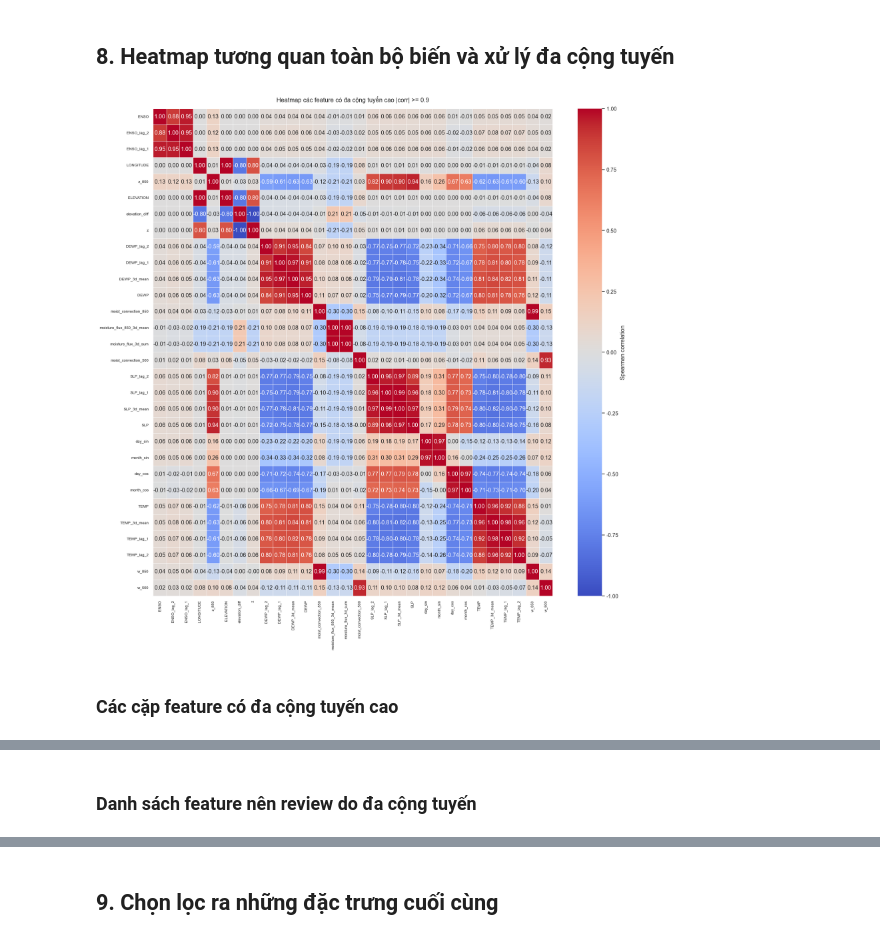
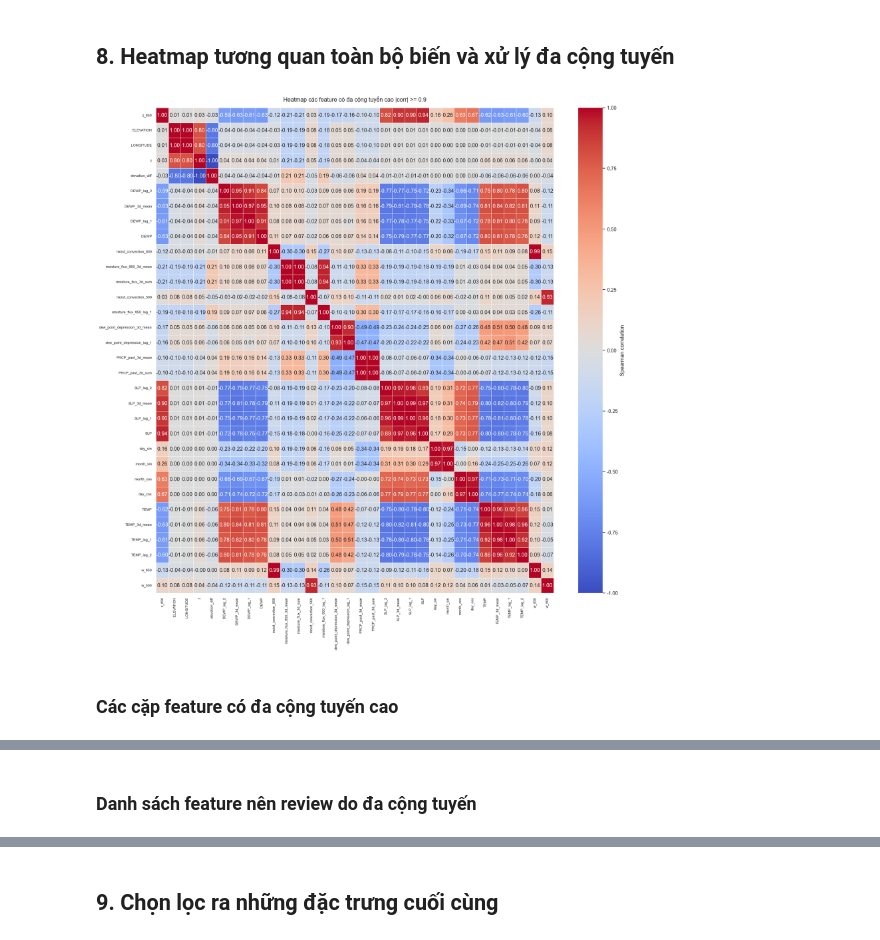
Before and after one commit to huyphan2406/DS108, a Jupyter notebook: notebooks/eda_and_features_selection.ipynb, the cells around one changed output, grey strips where cells are left out. Drawn from its saved outputs; the diff is of its cells as text; code cells hidden in the pictures.

```diff
--- a/notebooks/eda_and_features_selection.ipynb
+++ b/notebooks/eda_and_features_selection.ipynb
@@ -65,7 +65,8 @@ def get_feature_columns(df, target_col="rain_target"):
     leakage_cols = {
         "time", "DATE", "STATION", "station_name",
         target_col,
-        "PRCP", "PRCP_mm", "target_prcp_mm", "target_time",
+        "PRCP", "PRCP_label", "PRCP_log1p",
+        "PRCP_mm", "target_prcp_mm", "target_time",
         "YEAR", "MONTH", "month",
     }
 
@@ -220,15 +221,23 @@ def choose_redundancy_action(row, metric_lookup):
 ## 2. Load dữ liệu và kiểm tra EDA sơ bộ
 # %%
 BASE_DIR = find_project_root()
-DATA_PATH = BASE_DIR / "data" / "feature_engineering" / "feature_engineered_data.csv"
 
-if not DATA_PATH.exists():
-    DATA_PATH = Path("feature_engineered_data.csv")
+# Ưu tiên đúng cấu trúc project. Các fallback giúp notebook vẫn chạy khi đặt cạnh file CSV.
+candidate_paths = [
+    BASE_DIR / "data" / "feature_engineering" / "feature_engineered_data.csv",
+    Path("data") / "feature_engineering" / "feature_engineered_data.csv",
+    Path("feature_engineered_data.csv"),
+]
 
-if not DATA_PATH.exists():
+# Fallback cuối cho môi trường notebook/sandbox: chọn file feature_engineered_data*.csv mới nhất nếu có.
+glob_candidates = sorted(Path.cwd().glob("feature_engineered_data*.csv"))
+candidate_paths.extend(glob_candidates)
+
+DATA_PATH = next((p for p in candidate_paths if p.exists()), None)
+if DATA_PATH is None:
     raise FileNotFoundError(
         "Không tìm thấy feature_engineered_data.csv. "
-        "Hãy chạy Step 6 trước hoặc đặt file CSV cùng thư mục notebook."
+        "Hãy chạy Step 7 hoặc đặt file CSV cùng thư mục notebook."
     )
 
 df = pd.read_csv(DATA_PATH)
@@ -240,9 +249,13 @@ if "STATION" in df.columns:
     df["STATION"] = df["STATION"].astype(str)
     df["station_name"] = df["STATION"].map(map_station_name)
 
-TARGET_COL = "rain_target"
-if TARGET_COL not in df.columns:
-    raise ValueError("Dataset phải có cột rain_target.")
+# Pipeline two-stage hiện tại dùng PRCP_label. Vẫn hỗ trợ rain_target nếu dùng file cũ.
+if "PRCP_label" in df.columns:
+    TARGET_COL = "PRCP_label"
+elif "rain_target" in df.columns:
+    TARGET_COL = "rain_target"
+else:
+    raise ValueError("Dataset phải có cột PRCP_label hoặc rain_target.")
 
 df[TARGET_COL] = safe_numeric(df[TARGET_COL]).astype(int)
 
@@ -1378,41 +1668,38 @@ else:
 **Những nhóm trùng thông tin nổi bật:**
 - **Seasonality:** các cặp như `day_sin - month_sin`, `day_cos - month_cos` có tương quan rất cao.
   → Thường chỉ cần giữ bộ seasonal gọn, tránh để nhiều biến chu kỳ gần như trùng nhau.
-- **Climate (ENSO):** `ENSO`, `ENSO_lag_1`, `ENSO_lag_2` tương quan rất cao với nhau.
-  → Chỉ nên giữ 1–2 biến đại diện, không cần giữ toàn bộ nếu mục tiêu là mô hình gọn.
 - **Pressure:** `SLP`, `SLP_lag_1`, `SLP_lag_2`, `SLP_3d_mean` trùng thông tin mạnh.
   → Ưu tiên giữ biến nào có tín hiệu với target tốt hơn; thường `SLP` hoặc `SLP_3d_mean` là đủ.
 - **Thermodynamic:** `TEMP`, `TEMP_lag_1`, `TEMP_lag_2`, `TEMP_3d_mean` cũng trùng thông tin cao.
   → Có thể giữ biến hiện tại + một biến rolling/lags tiêu biểu, không cần giữ toàn bộ.
 - **Moisture:** `DEWP`, `DEWP_lag_1`, `DEWP_lag_2`, `DEWP_3d_mean` rất gần nhau.
   → Thường chỉ cần giữ 1–2 biến đại diện.
 - **Geography:** `LONGITUDE`, `ELEVATION`, `z`, `elevation_diff` có một số cặp rất cao.
   → Không nên giữ toàn bộ nếu chúng phản ánh gần như cùng một thông tin không gian/địa hình.
 - **Moisture dynamic:** `moisture_flux_850_3d_mean` và `moisture_flux_3d_sum` gần như trùng nhau.
   → Ưu tiên giữ `mean` vì dễ diễn giải hơn.
 
 **Nguyên tắc lọc feature nên áp dụng:**
 1. Không xóa chỉ vì corr cao; phải xem thêm **ý nghĩa khí tượng** và **tín hiệu với target**.
 2. Nếu hai feature trùng nhau mạnh, ưu tiên giữ:
    - feature có **Mutual Information / target relevance cao hơn**, hoặc
    - feature **engineered** có ý nghĩa khí tượng rõ hơn.
 3. Với mô hình cây như LightGBM/Random Forest, đa cộng tuyến không quá nguy hiểm như Logistic Regression, nhưng vẫn nên review để:
    - báo cáo chặt hơn,
    - mô hình gọn hơn,
    - feature importance dễ giải thích hơn.
 
 **Kết luận thực hành:**
 - Nhóm nên cân nhắc **giảm bớt trước tiên** thường là:
-  - `ENSO_lag_*`
   - các biến `SLP_*`
   - các biến `TEMP_*`
   - các biến `DEWP_*`
   - các cặp rolling `mean/sum`
   - một phần biến geography trùng nhau.
 - Không nhất thiết drop ngay trong notebook này; nên đưa chúng vào nhóm **REVIEW / DROP_CANDIDATE** ở bước feature selection cuối.
 """
     display(Markdown(insight_text))
 # %% [output]
-[figure, old version]
+[figure, new version]
 ### Các cặp feature có đa cộng tuyến cao
 |  | feature_1 | feature_2 | spearman_corr | feature_1_group | feature_2_group | suggest_keep | ... |
```
Also changed, not shown: parts of 15 cells of this notebook, 8 other files.
